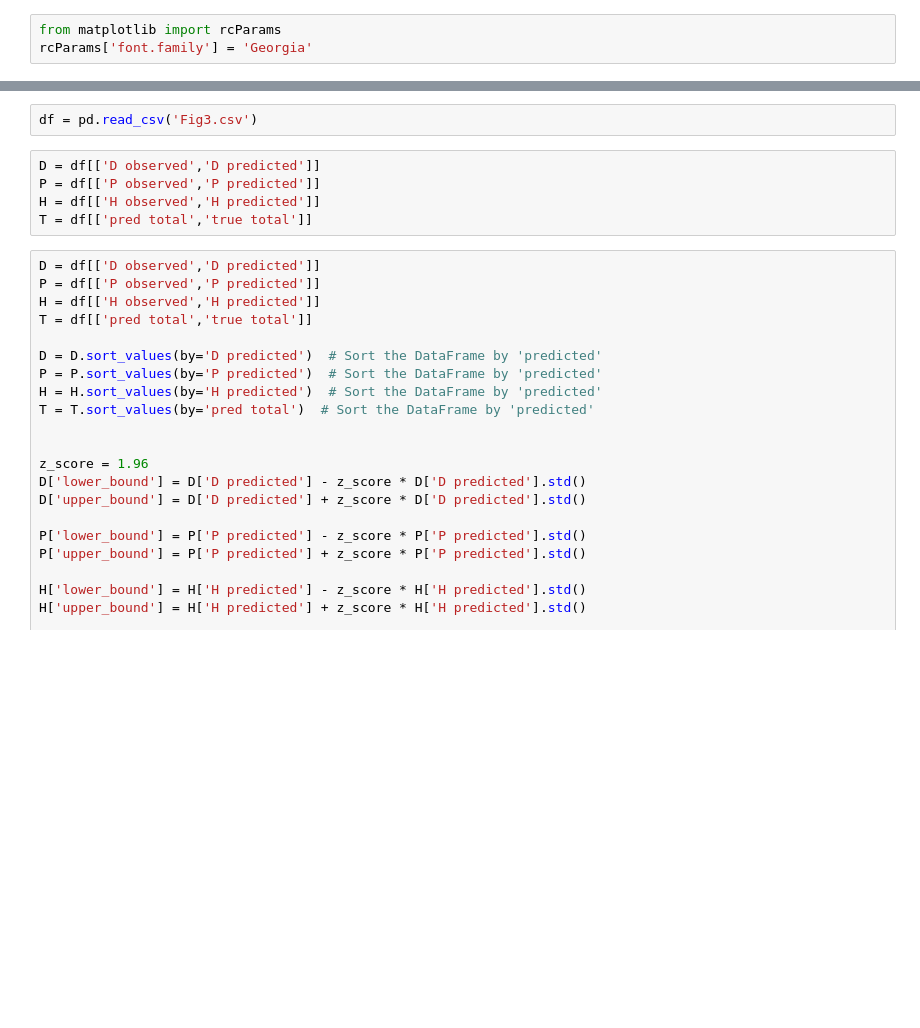
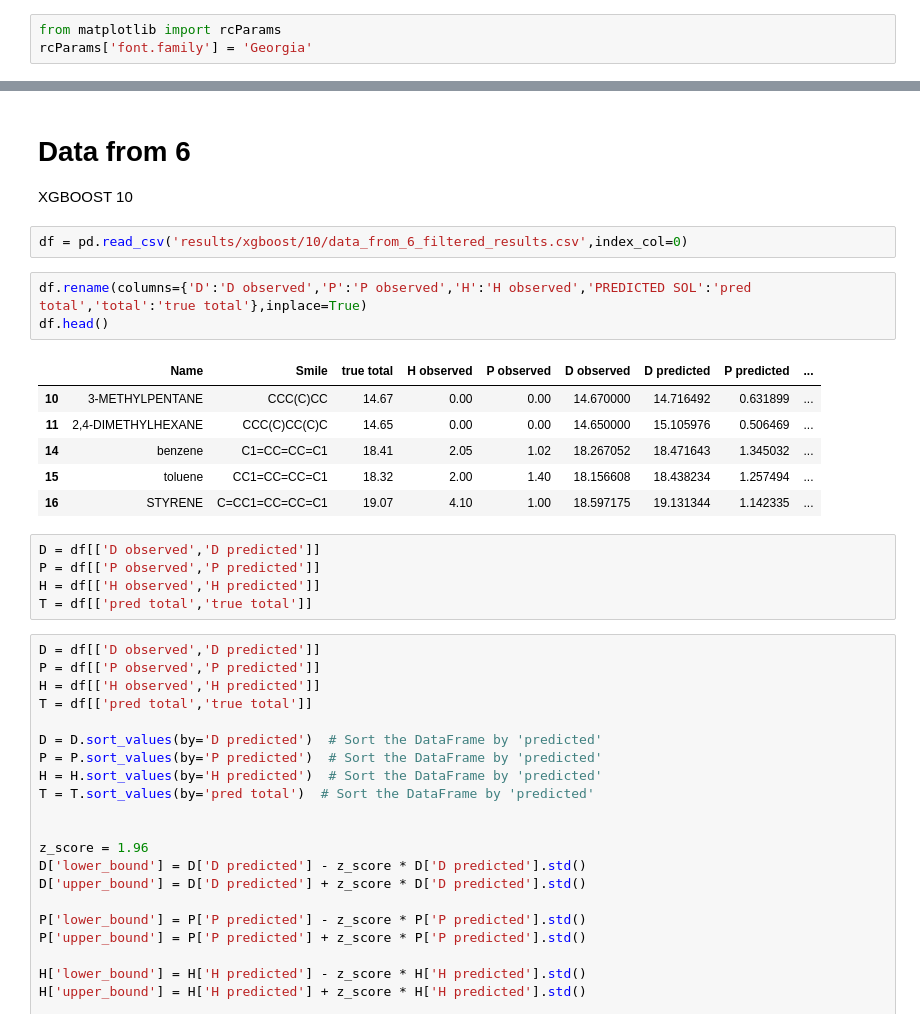
Before and after one commit to darjacvetkovic/HSP-predictions, a Jupyter notebook: plots.ipynb, the cells around one changed output, grey strips where cells are left out. Saved outputs shown, nothing was run; the diff lists cells and outputs as text; blank space fills up the shorter version.

```diff
--- a/plots.ipynb
+++ b/plots.ipynb
@@ -119,5 +137,18 @@ fig.savefig('Fig.png',dpi=300)
+# %% [markdown]
+# Data from 6
+XGBOOST 10
 # %%
-df = pd.read_csv('Fig3.csv')
+df = pd.read_csv('results/xgboost/10/data_from_6_filtered_results.csv',index_col=0)
+# %%
+df.rename(columns={'D':'D observed','P':'P observed','H':'H observed','PREDICTED SOL':'pred total','total':'true total'},inplace=True)
+df.head()
+# %% [output]
+|  | Name | Smile | true total | H observed | P observed | D observed | D predicted | P predicted | ... |
+| 10 | 3-METHYLPENTANE | CCC(C)CC | 14.67 | 0.00 | 0.00 | 14.670000 | 14.716492 | 0.631899 | ... |
+| 11 | 2,4-DIMETHYLHEXANE | CCC(C)CC(C)C | 14.65 | 0.00 | 0.00 | 14.650000 | 15.105976 | 0.506469 | ... |
+| 14 | benzene | C1=CC=CC=C1 | 18.41 | 2.05 | 1.02 | 18.267052 | 18.471643 | 1.345032 | ... |
+| 15 | toluene | CC1=CC=CC=C1 | 18.32 | 2.00 | 1.40 | 18.156608 | 18.438234 | 1.257494 | ... |
+| 16 | STYRENE | C=CC1=CC=CC=C1 | 19.07 | 4.10 | 1.00 | 18.597175 | 19.131344 | 1.142335 | ... |
 # %%
 D = df[['D observed','D predicted']]
 P = df[['P observed','P predicted']]
```
Also changed, not shown: parts of 9 cells of this notebook, 9 other files.
